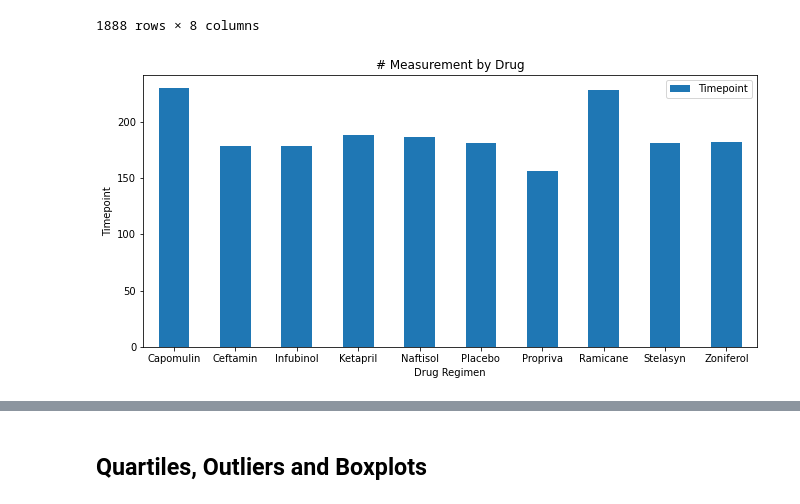
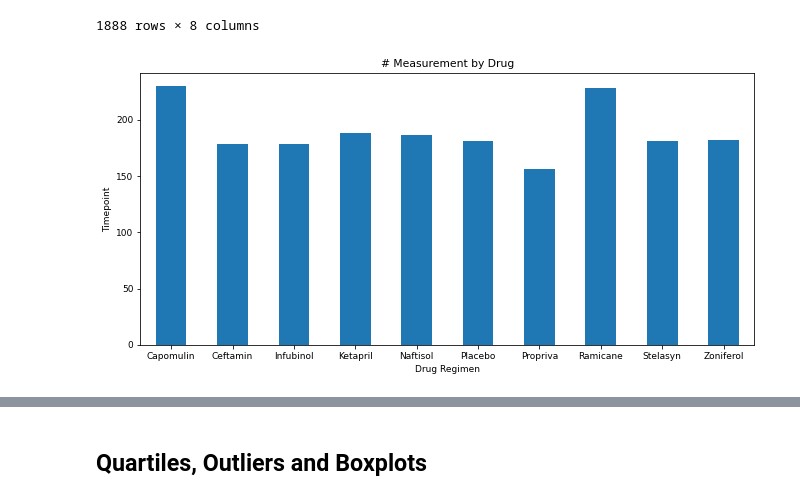
Before and after one commit to AnneNiemiec/Matplotlib, a Jupyter notebook: pymaceuticals.ipynb, the cells around one changed output, grey strips where cells are left out. Drawn from its saved outputs; the diff is of its cells as text; code cells hidden in the pictures.

```diff
--- a/pymaceuticals.ipynb
+++ b/pymaceuticals.ipynb
@@ -152,16 +152,17 @@ df_combined_clean
 # %%
 # Generate a bar plot showing the total number of measurements taken on each drug regimen using pandas.
 #value counts of drug regimen
 df_measurement_count=df_combined_clean.groupby("Drug Regimen").count().reset_index()
 df_measurement_plot=df_measurement_count.plot.bar(x='Drug Regimen',y='Timepoint',rot=0,figsize=(11,5))
 plt.title("# Measurement by Drug")
 plt.xlabel("Drug Regimen")
 plt.ylabel("Timepoint")
+df_measurement_plot.get_legend().remove()
 plt.show()
 
 #df_measurement_count
 # %% [output]
-[figure, old version]
+[figure, new version]
 # %%
 # # Generate a bar plot showing the total number of measurements taken on each drug regimen using pyplot.
 drug_regimen_count=df_combined_clean['Drug Regimen'].value_counts().to_list()
```
Also changed, not shown: parts of 7 cells of this notebook.
